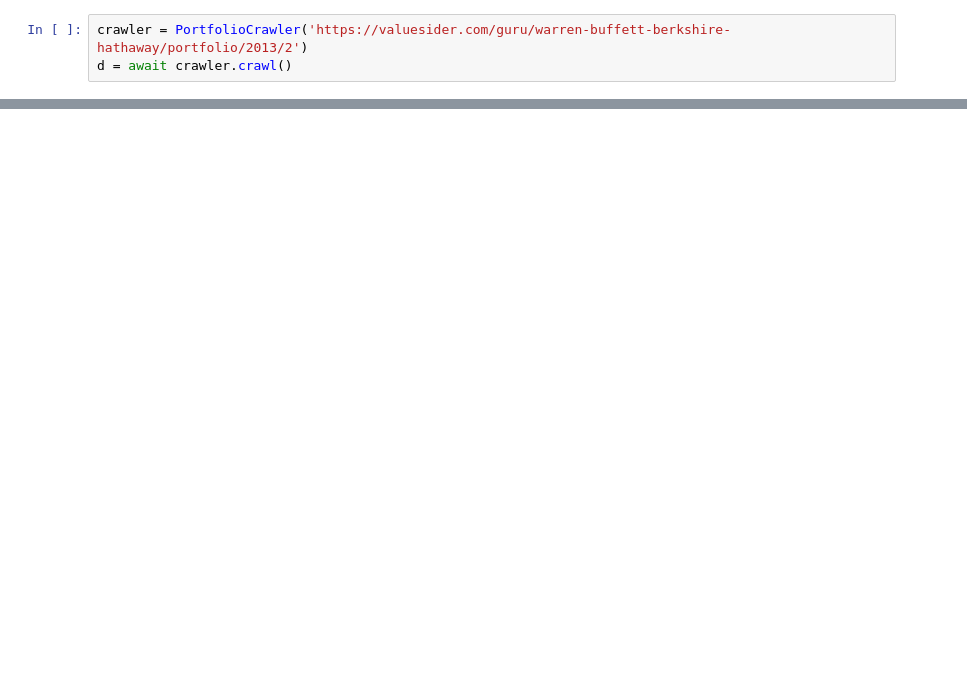
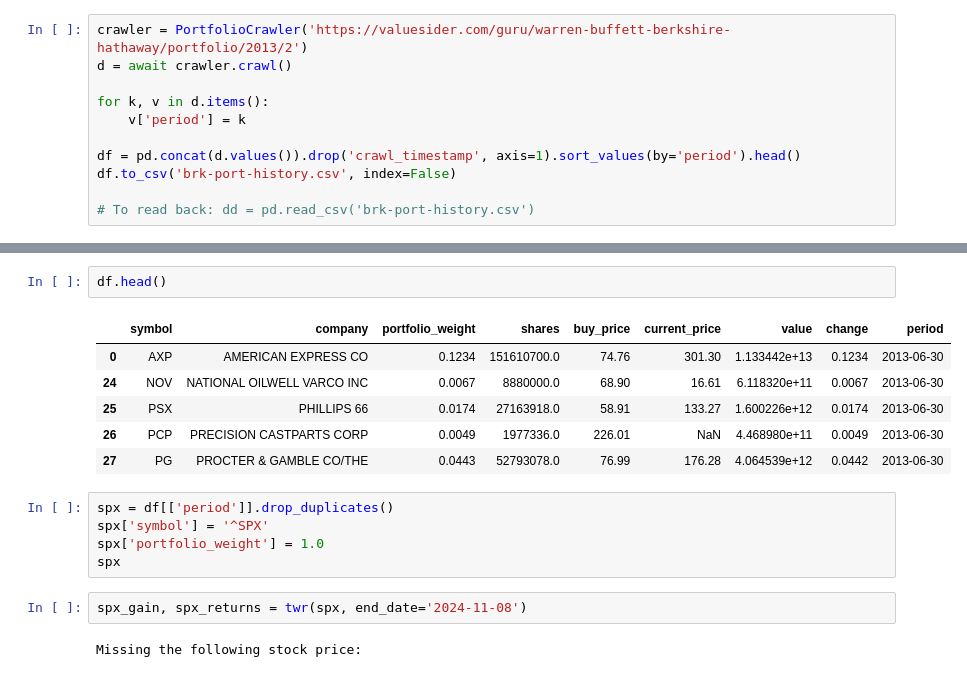
Before and after one commit to luanjunyi/finance, a Jupyter notebook: research/BRK_portfolio_perf.ipynb, the cells around one changed output, grey strips where cells are left out. Saved outputs shown, nothing was run; the diff lists cells and outputs as text; blank space fills up the shorter version.

```diff
--- a/research/BRK_portfolio_perf.ipynb
+++ b/research/BRK_portfolio_perf.ipynb
@@ -6,3 +30,11 @@ from valuesider_crawler.portfolio_crawler import PortfolioCrawler
 # %%
 crawler = PortfolioCrawler('https://valuesider.com/guru/warren-buffett-berkshire-hathaway/portfolio/2013/2')
 d = await crawler.crawl()
+
+for k, v in d.items():
+    v['period'] = k
+
+df = pd.concat(d.values()).drop('crawl_timestamp', axis=1).sort_values(by='period').head()
+df.to_csv('brk-port-history.csv', index=False)
+
+# To read back: dd = pd.read_csv('brk-port-history.csv')
@@ -50,0 +68,18 @@ dict_keys(['2013-06-30', '2013-09-30', '2013-12-31', '2014-03-31', '2014-06-30',
+# %%
+df.head()
+# %% [output]
+|  | symbol | company | portfolio_weight | shares | buy_price | current_price | value | change | period |
+| 0 | AXP | AMERICAN EXPRESS CO | 0.1234 | 151610700.0 | 74.76 | 301.30 | 1.133442e+13 | 0.1234 | 2013-06-30 |
+| 24 | NOV | NATIONAL OILWELL VARCO INC | 0.0067 | 8880000.0 | 68.90 | 16.61 | 6.118320e+11 | 0.0067 | 2013-06-30 |
+| 25 | PSX | PHILLIPS 66 | 0.0174 | 27163918.0 | 58.91 | 133.27 | 1.600226e+12 | 0.0174 | 2013-06-30 |
+| 26 | PCP | PRECISION CASTPARTS CORP | 0.0049 | 1977336.0 | 226.01 | NaN | 4.468980e+11 | 0.0049 | 2013-06-30 |
+| 27 | PG | PROCTER & GAMBLE CO/THE | 0.0443 | 52793078.0 | 76.99 | 176.28 | 4.064539e+12 | 0.0442 | 2013-06-30 |
+# %%
+spx = df[['period']].drop_duplicates()
+spx['symbol'] = '^SPX'
+spx['portfolio_weight'] = 1.0
+spx
+# %%
+spx_gain, spx_returns = twr(spx, end_date='2024-11-08')
+# %% [output]
+Missing the following stock price:
```
Also changed, not shown: parts of 10 cells of this notebook, 2 other files.
